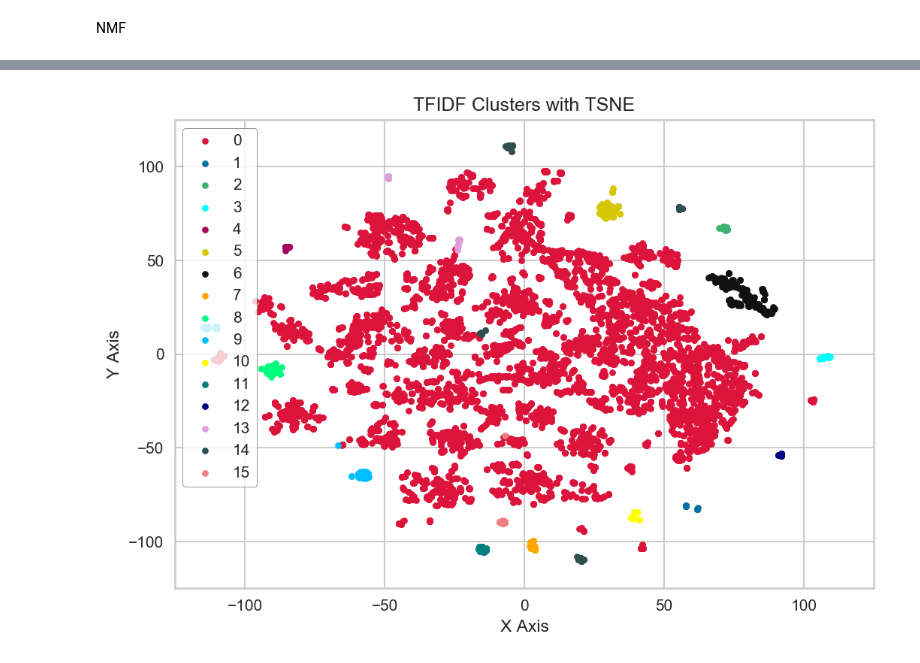
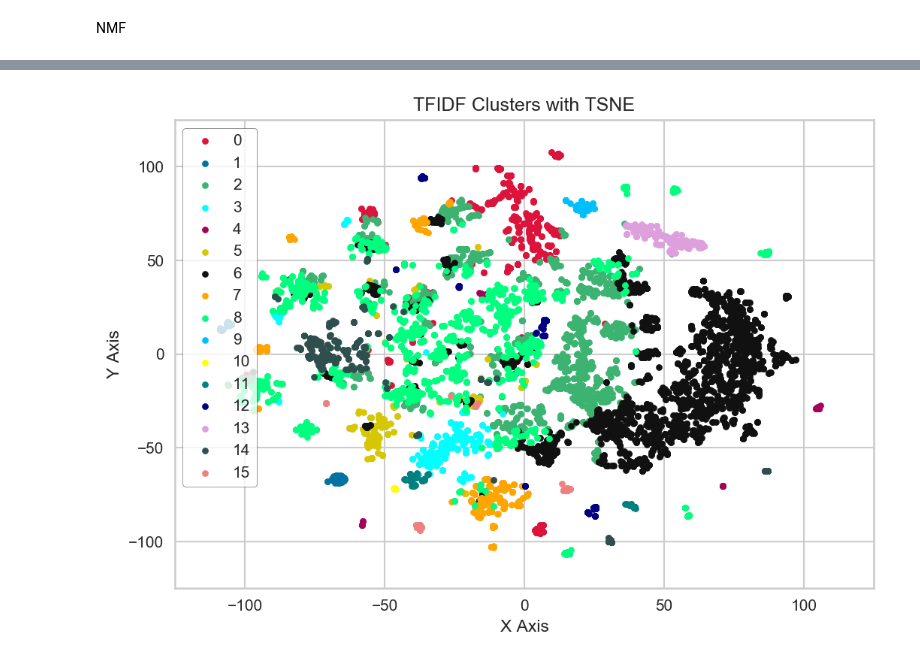
Before and after one commit to konelson/sustainability_nlp, a Jupyter notebook: sustainability_topic_modeling.ipynb, the cells around one changed output, grey strips where cells are left out. Drawn from its saved outputs; the diff is of its cells as text; code cells hidden in the pictures.

```diff
--- a/sustainability_topic_modeling.ipynb
+++ b/sustainability_topic_modeling.ipynb
@@ -449,3 +341,3 @@ plt.xticks(fontsize = 10);
 # %%
-km_tfidf = MiniBatchKMeans(n_clusters=16)
-nmf_tfidf_clusters = km_tfidf.fit_predict(nmf_tfidf_data)
+km_tfidf = MiniBatchKMeans(n_clusters=16, random_state = 4444)
+nmf_tfidf_clusters2 = km_tfidf.fit_predict(nmf_tfidf_data)
@@ -464,18 +353,19 @@ low_data_2 = model_2.fit_transform(nmf_tfidf_data)
 # %%
 colors = (['crimson','b','mediumseagreen','cyan','m','y', 'k', 'orange', 'springgreen', 'deepskyblue', 'yellow', 'teal', 'navy', 'plum', 'darkslategray', 'lightcoral', 'papayawhip'])
 
 plt.figure(dpi = 150)
 
 for i, c, label in zip (range(16), colors, list(range(16))):
-    plt.scatter(low_data_2[nmf_tfidf_clusters == i, 0], low_data_2[nmf_tfidf_clusters == i, 1], c=c, label = label, s = 15, alpha = 1)
+    plt.scatter(low_data_2[nmf_tfidf_clusters2 == i, 0], low_data_2[nmf_tfidf_clusters2 == i, 1], c=c, label = label, s = 15, alpha = 1)
 
 plt.legend(fontsize = 10, loc = 'upper left', frameon = True, facecolor = '#FFFFFF', edgecolor = '#333333');
 plt.title("TFIDF Clusters with TSNE", fontsize = 12);
 plt.xlim(-125,125);
 plt.ylim(-125,125);
 plt.ylabel("Y Axis");
 plt.xlabel("X Axis");
 plt.yticks(fontsize =10);
 plt.xticks(fontsize = 10);
+plt.show()
 # %% [output]
-[figure, old version]
+[figure, new version]
```
Also changed, not shown: parts of 43 cells of this notebook, 22 other files.
